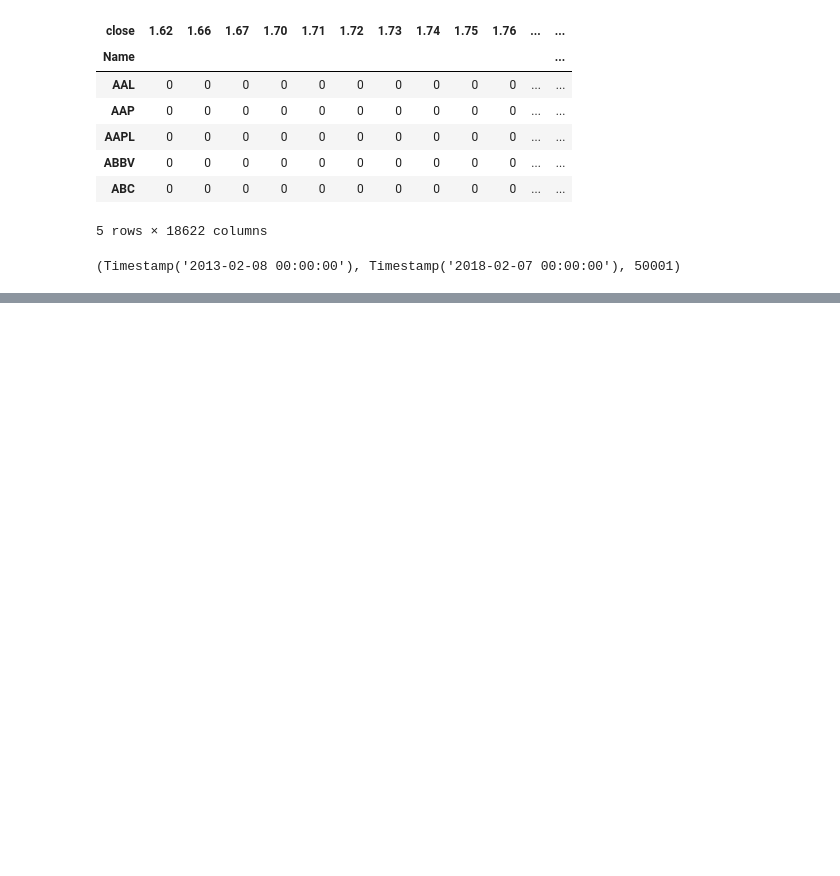
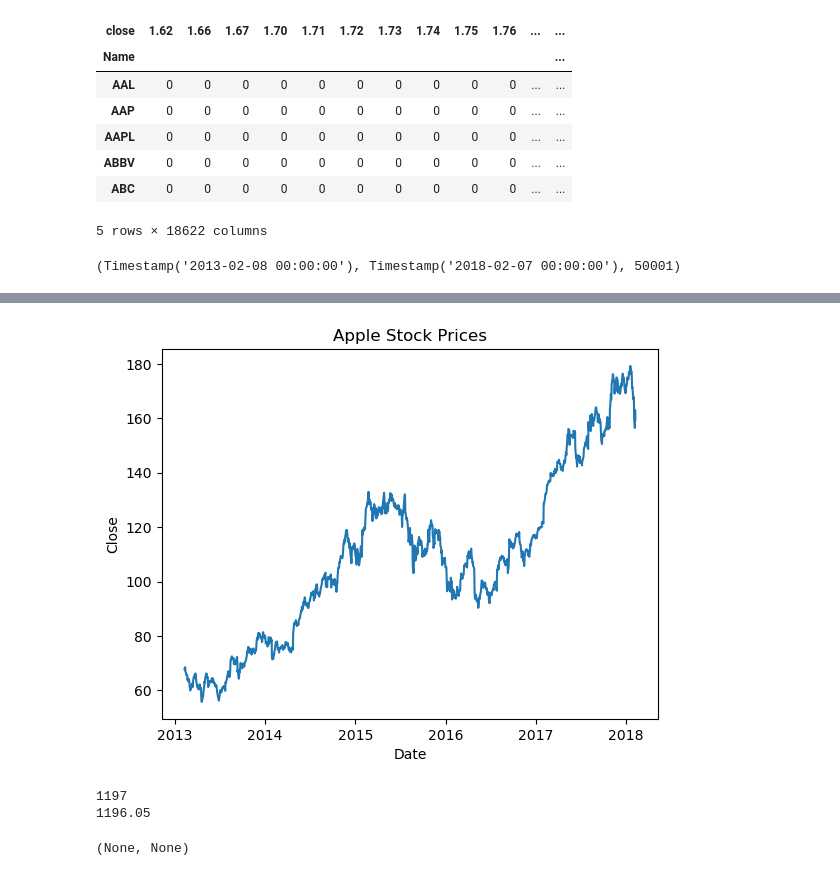
Before and after one commit to ishtiaqahmedz/practice_project_files, a Jupyter notebook: 907 Stock price pridiction.ipynb, the cells around one changed output, grey strips where cells are left out. Saved outputs shown, nothing was run; the diff lists cells and outputs as text; code cells hidden in the pictures; blank space fills up the shorter version.

```diff
--- a/907 Stock price pridiction.ipynb
+++ b/907 Stock price pridiction.ipynb
@@ -264,0 +302,20 @@ for i in names:
+# %%
+apple = dfStock[dfStock['Name'] == 'AAPL']
+prediction_range = apple.loc[(apple['date'] > datetime(2013,1,1))
+ & (apple['date']<datetime(2018,1,1))]
+plt.plot(apple['date'],apple['close'])
+plt.xlabel("Date")
+plt.ylabel("Close")
+plt.title("Apple Stock Prices")
+plt.show()
+# %% [output]
+[figure, added]
+# %%
+close_data = apple.filter(['close'])
+dataset = close_data.values #return a numpy representation of data fram
+training = int(np.ceil(len(dataset) * .95))
+print(training),print(len (dataset) * .95)
+# %% [output]
+1197
+1196.05
+(None, None)
```
Also changed, not shown: parts of 6 cells of this notebook, 2 other files.
